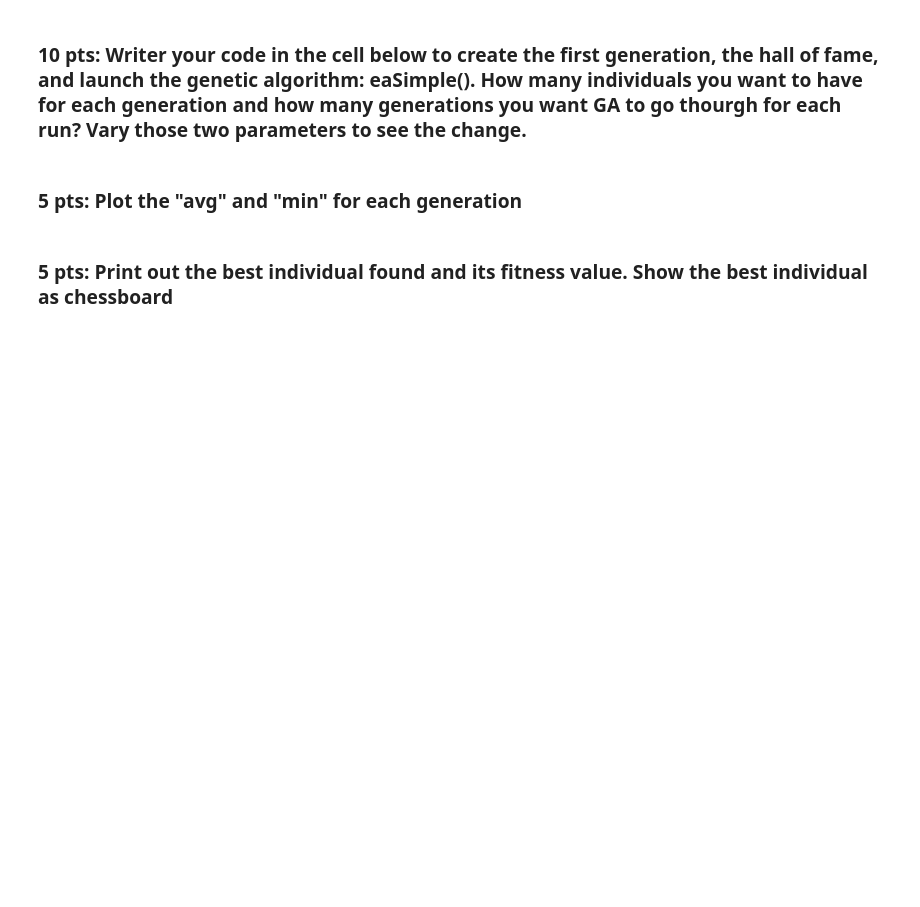
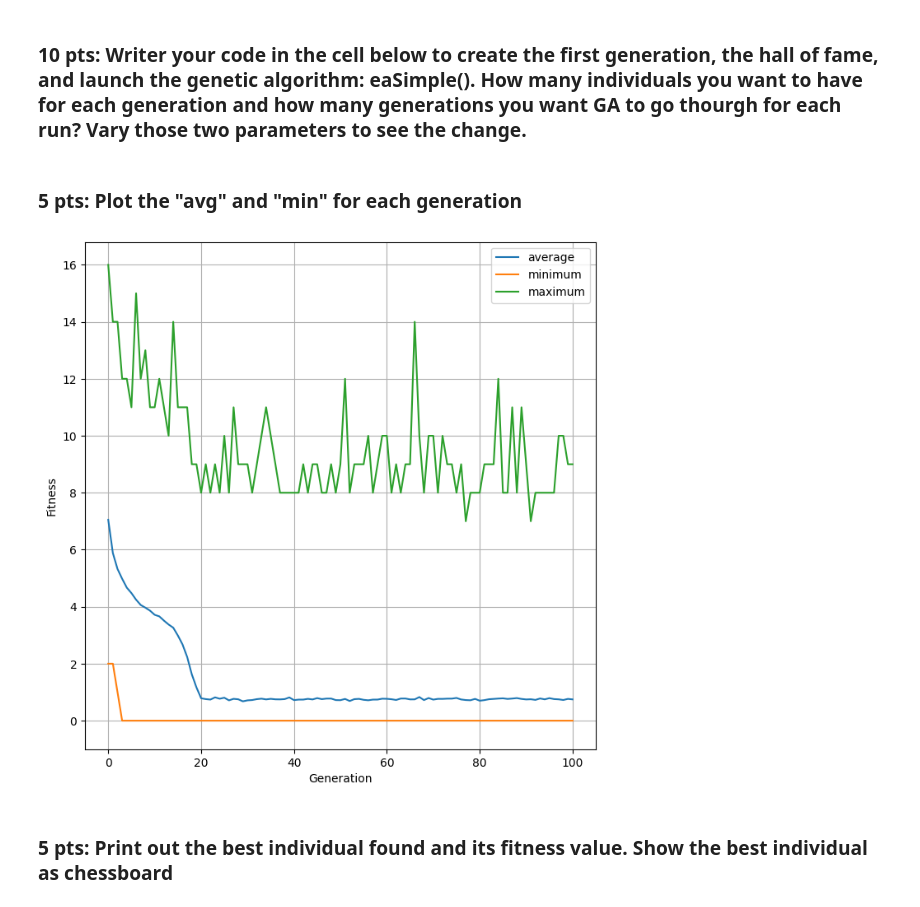
Before and after one commit to Rojanmhj2055/DEAP-N-Queens-Problem, a Jupyter notebook: DEAP_n_queens_on_canvas.ipynb, the cells around one changed output. Saved outputs shown, nothing was run; the diff lists cells and outputs as text; code cells hidden in the pictures; blank space fills up the shorter version.

```diff
--- a/DEAP_n_queens_on_canvas.ipynb
+++ b/DEAP_n_queens_on_canvas.ipynb
@@ -366,11 +365,23 @@ stats.register("min", np.min)
 # %% [markdown]
 ### 10 pts:  Writer your code in the cell below to create the first generation, the hall of fame, and launch the genetic algorithm: eaSimple().   How many individuals you want to have for each generation and how many generations you want GA to go thourgh for each run?     Vary those two parameters to see the change.
+# %%
+generations = 100
+population_size = toolbox.population(n=2500)
+crossover_prob = 0.5
+mutation_prob = 0.5
+hof = tools.HallOfFame(1)   ## create a hall of fame which stores only the best individual
+
+_ , log =algorithms.eaSimple(population_size,toolbox,crossover_prob,mutation_prob,generations,stats=stats,halloffame=hof,verbose=False)
 # %% [markdown]
 ### 5 pts:  Plot the "avg" and "min" for each generation
 # %%
 # Plot the "avg" and "min" for each generation
 
 import matplotlib.pyplot as plt
 %matplotlib inline
+
+plot_generations(*log.select("gen","avg","min","max"))
+# %% [output]
+[figure, added]
 # %% [markdown]
 ### 5 pts:  Print out the best individual found and its fitness value.  Show the best individual as chessboard
```
Also changed, not shown: parts of 23 cells of this notebook, 1 other file.
